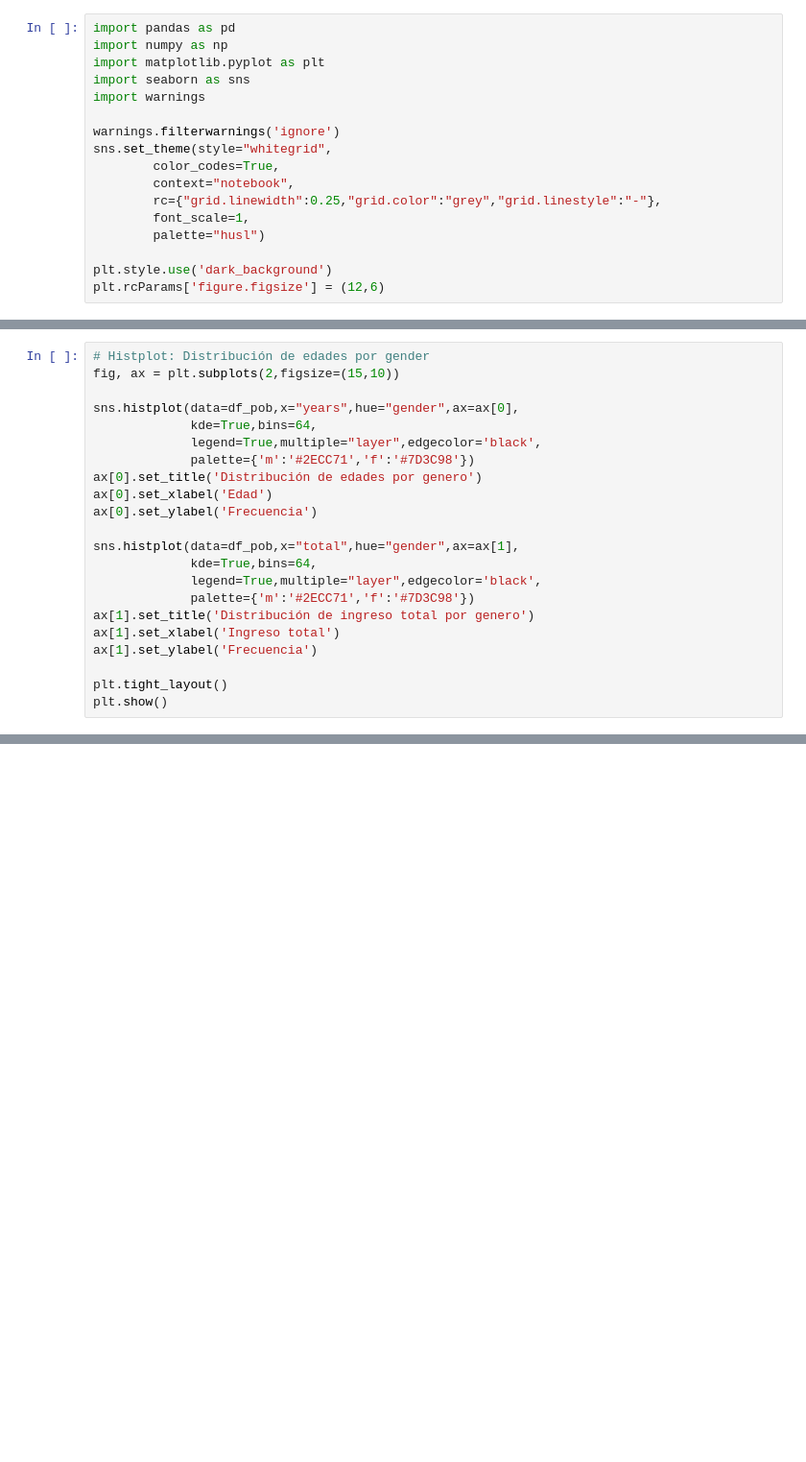
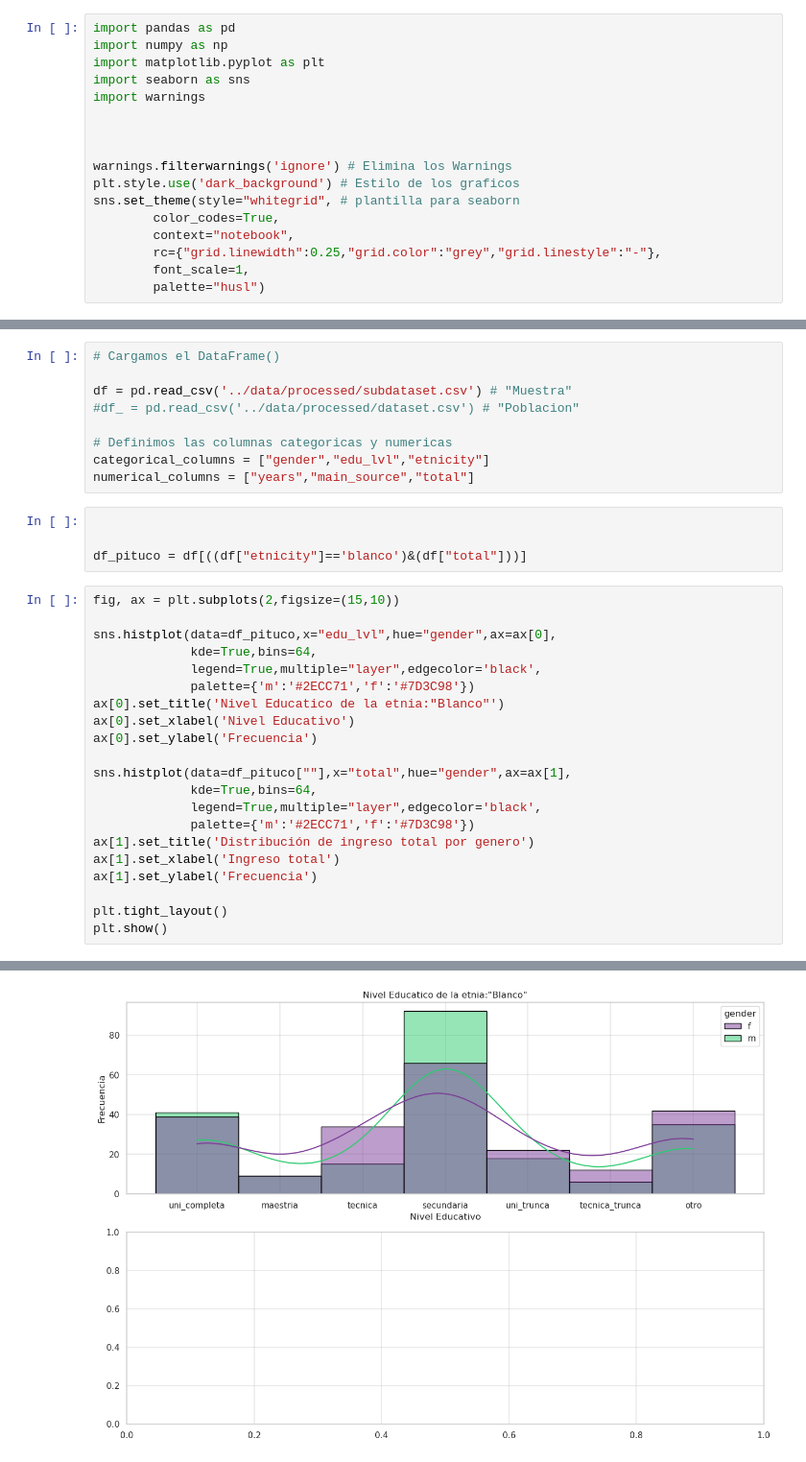
Before and after one commit to maufranzar/aipy, a Jupyter notebook: notebook/3-DAE_.ipynb, the cells around one changed output, grey strips where cells are left out. Shown: that part at 96% size. Saved outputs shown, nothing was run; the diff lists cells and outputs as text; blank space fills up the shorter version.

```diff
--- a/notebook/3-DAE_.ipynb
+++ b/notebook/3-DAE_.ipynb
@@ -5,13 +5,13 @@ import matplotlib.pyplot as plt
 import seaborn as sns
 import warnings
 
-warnings.filterwarnings('ignore')
-sns.set_theme(style="whitegrid",
+
+
+warnings.filterwarnings('ignore') # Elimina los Warnings
+plt.style.use('dark_background') # Estilo de los graficos
+sns.set_theme(style="whitegrid", # plantilla para seaborn
         color_codes=True,
         context="notebook",
         rc={"grid.linewidth":0.25,"grid.color":"grey","grid.linestyle":"-"},
         font_scale=1,
         palette="husl")
-
-plt.style.use('dark_background')
-plt.rcParams['figure.figsize'] = (12,6)
@@ -21,16 +18,28 @@ df_sam = pd.read_csv('../data/processed/subdataset.csv') # "Muestra"
+# %%
+# Cargamos el DataFrame()
+
+df = pd.read_csv('../data/processed/subdataset.csv') # "Muestra"
+#df_ = pd.read_csv('../data/processed/dataset.csv') # "Poblacion"
+
+# Definimos las columnas categoricas y numericas
+categorical_columns = ["gender","edu_lvl","etnicity"]
+numerical_columns = ["years","main_source","total"]
+# %%
+
+
+df_pituco = df[((df["etnicity"]=='blanco')&(df["total"]))]
 # %%
-# Histplot: Distribución de edades por gender
 fig, ax = plt.subplots(2,figsize=(15,10))
 
-sns.histplot(data=df_pob,x="years",hue="gender",ax=ax[0],
+sns.histplot(data=df_pituco,x="edu_lvl",hue="gender",ax=ax[0],
              kde=True,bins=64,
              legend=True,multiple="layer",edgecolor='black',
              palette={'m':'#2ECC71','f':'#7D3C98'})
-ax[0].set_title('Distribución de edades por genero')
-ax[0].set_xlabel('Edad')
+ax[0].set_title('Nivel Educatico de la etnia:"Blanco"')
+ax[0].set_xlabel('Nivel Educativo')
 ax[0].set_ylabel('Frecuencia')
 
-sns.histplot(data=df_pob,x="total",hue="gender",ax=ax[1],
+sns.histplot(data=df_pituco[""],x="total",hue="gender",ax=ax[1],
              kde=True,bins=64,
              legend=True,multiple="layer",edgecolor='black',
              palette={'m':'#2ECC71','f':'#7D3C98'})
@@ -40,3 +49,4 @@ ax[1].set_ylabel('Frecuencia')
 
 plt.tight_layout()
 plt.show()
+# %% [output]
@@ -42,0 +54 @@ plt.show()
+[figure, added]
```
Also changed, not shown: parts of 5 cells of this notebook, 2 other files.
